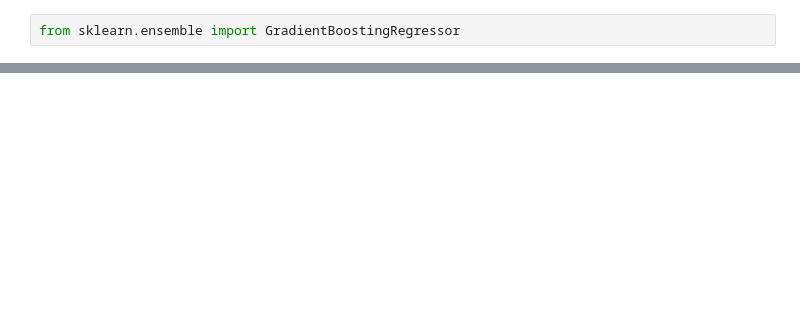
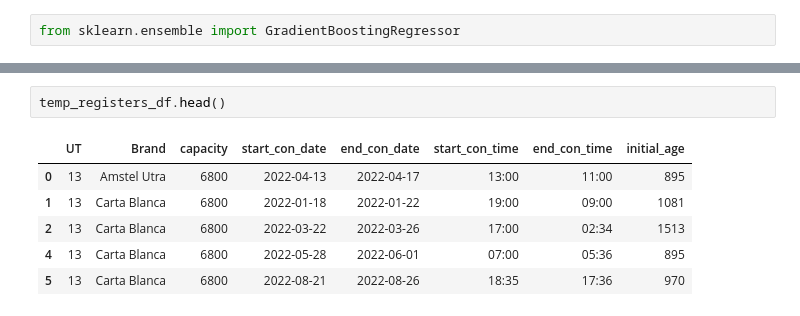
Before and after one commit to A01793469/CO2MassBalance_Equipo6, a Jupyter notebook: Avance4_Equipo6.ipynb, the cells around one changed output, grey strips where cells are left out. Drawn from its saved outputs; the diff is of its cells as text; blank space fills up the shorter version.

```diff
--- a/Avance4_Equipo6.ipynb
+++ b/Avance4_Equipo6.ipynb
@@ -1878,0 +1862,9 @@ R2 Score para Random Forest (con ajuste de parámetros): 0.4757673831796173
+# %%
+temp_registers_df.head()
+# %% [output]
+|  | UT | Brand | capacity | start_con_date | end_con_date | start_con_time | end_con_time | initial_age |
+| 0 | 13 | Amstel Utra | 6800 | 2022-04-13 | 2022-04-17 | 13:00 | 11:00 | 895 |
+| 1 | 13 | Carta Blanca | 6800 | 2022-01-18 | 2022-01-22 | 19:00 | 09:00 | 1081 |
+| 2 | 13 | Carta Blanca | 6800 | 2022-03-22 | 2022-03-26 | 17:00 | 02:34 | 1513 |
+| 4 | 13 | Carta Blanca | 6800 | 2022-05-28 | 2022-06-01 | 07:00 | 05:36 | 895 |
+| 5 | 13 | Carta Blanca | 6800 | 2022-08-21 | 2022-08-26 | 18:35 | 17:36 | 970 |
```
Also changed, not shown: parts of 68 cells of this notebook, 1 other file.
